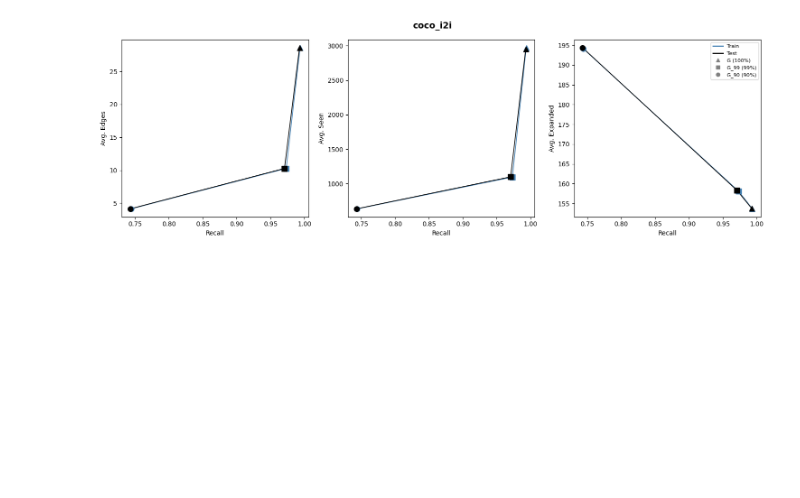
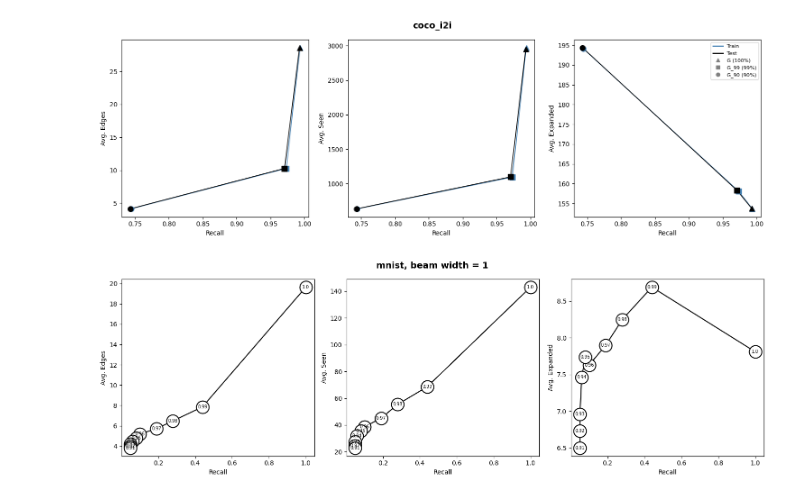
Before and after one commit to PratyushAvi/navigable-graphs, a Jupyter notebook: code/plots.ipynb, the cells around one changed output. Drawn from its saved outputs; the diff is of its cells as text; code cells hidden in the pictures; blank space fills up the shorter version.

```diff
--- a/code/plots.ipynb
+++ b/code/plots.ipynb
@@ -81,3 +78,43 @@ for _, row in df.iterrows():
 [figure]
 [figure]
 [figure]
+# %%
+import re
+
+plt.style.use('default')
+
+TRAIN_COLOR = 'black'
+
+for _, row in df.iterrows():
+    coverages = sorted(
+        [float(re.search(r'avg_edges_(.+)', c).group(1))
+         for c in df.columns if c.startswith('avg_edges_')],
+        reverse=True
+    )
+
+    avg_edges      = [row[f'avg_edges_{v}']      for v in coverages]
+    train_recall   = [row[f'train_recall_{v}']   for v in coverages]
+    train_seen     = [row[f'train_seen_{v}']     for v in coverages]
+    train_expanded = [row[f'train_expanded_{v}'] for v in coverages]
+
+    fig, axes = plt.subplots(1, 3, figsize=(15, 5))
+    fig.suptitle(f"{row['dataset']}, beam width = {row['beam_width']}", fontsize=14, fontweight='bold')
+
+    plot_specs = [
+        {'ylabel': 'Avg. Edges',    'train_y': avg_edges},
+        {'ylabel': 'Avg. Seen',     'train_y': train_seen},
+        {'ylabel': 'Avg. Expanded', 'train_y': train_expanded},
+    ]
+
+    for ax, spec in zip(axes, plot_specs):
+        ax.plot(train_recall, spec['train_y'], color=TRAIN_COLOR, linewidth=1.5)
+        for xi, yi, v in zip(train_recall, spec['train_y'], coverages):
+            ax.scatter(xi, yi, color='white', edgecolors=TRAIN_COLOR, s=400, zorder=2, linewidths=1.5)
+            ax.text(xi, yi, str(v), ha='center', va='center', fontsize=7, color=TRAIN_COLOR, zorder=3)
+        ax.set_xlabel('Recall')
+        ax.set_ylabel(spec['ylabel'])
+
+    plt.tight_layout()
+    plt.show()
+# %% [output]
+[figure, added]
```
Also changed, not shown: parts of 1 cell of this notebook, 1 other file.
